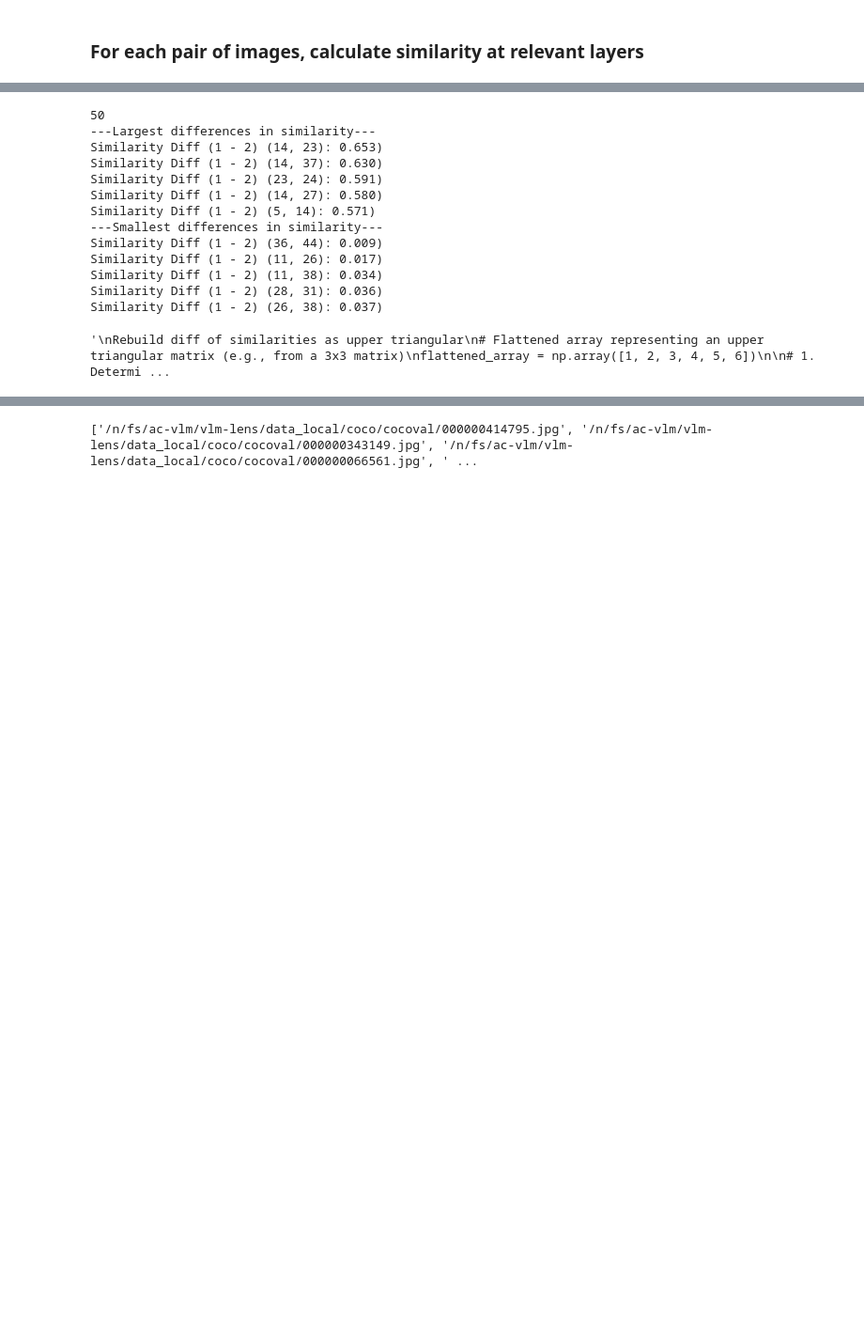
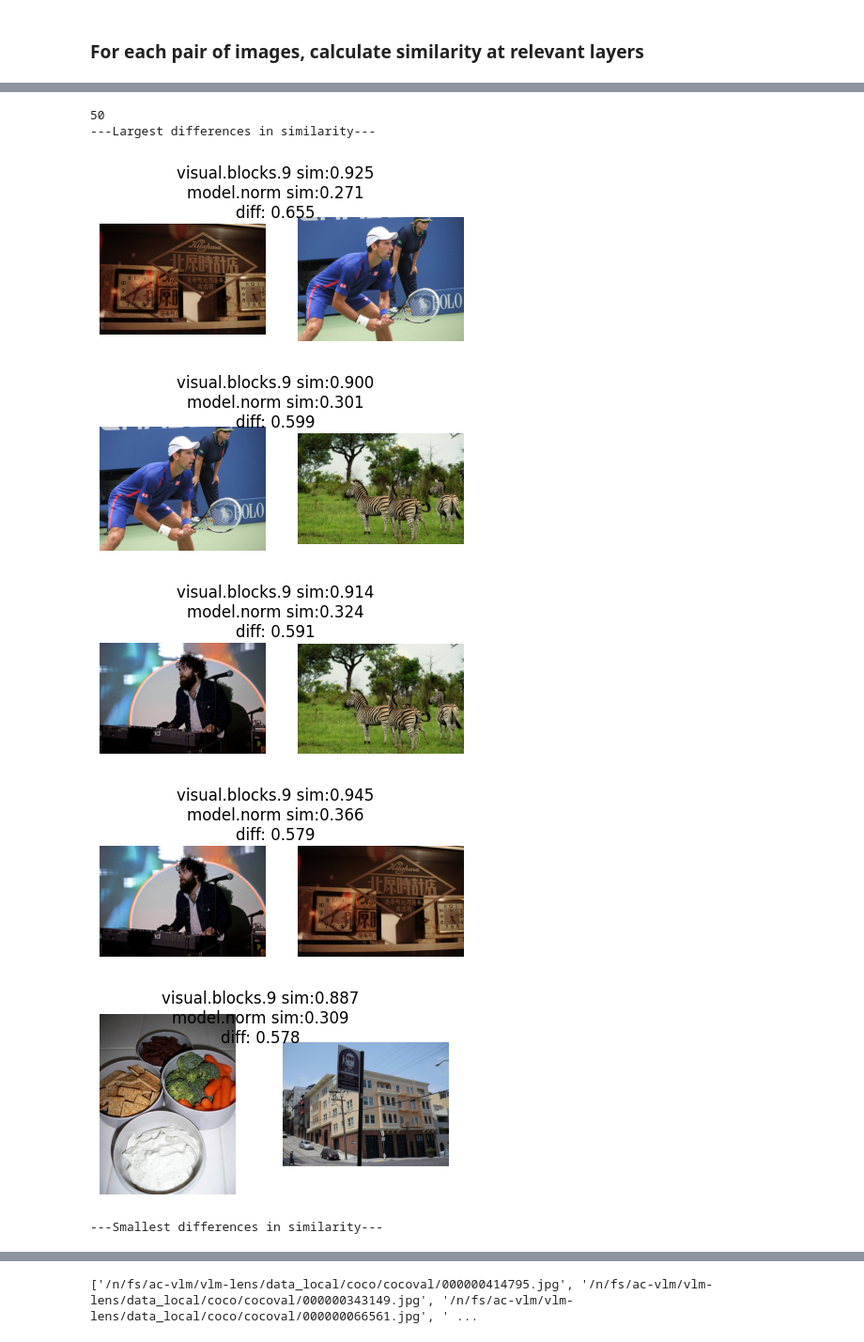
Before and after one commit to allisonchen23/vlm-lens, a Jupyter notebook: notebooks/get_representations.ipynb, the cells around one changed output, grey strips where cells are left out. Shown at 94% size. Cells and saved outputs as stored; diff of their text form; code cells hidden in the pictures; blank space fills up the shorter version.

```diff
--- a/notebooks/get_representations.ipynb
+++ b/notebooks/get_representations.ipynb
@@ -356,7 +387,7 @@ plt.show()
 # %%
 # Visualize samples that are different between visual.merger and model.norm-visual, n_visualize
-layer1 = "visual.merger"
-layer2 = "model.norm-visual"
+layer1 = "visual.blocks.9"
+layer2 = "model.norm"
 n_images = len(model.config.image_paths)
 print(n_images)
 n_visualize = 5
@@ -372,54 +403,63 @@ sim_matrix1 = db_utils.cosine_similarity_numpy(embeddings_dict[layer1], embeddin
 sim_matrix1 = np.triu(sim_matrix1, k=1)
 
 sim_matrix2 = db_utils.cosine_similarity_numpy(embeddings_dict[layer2], embeddings_dict[layer2])
 sim_matrix2 = np.triu(sim_matrix2, k=1)
 
 diff12 = sim_matrix1 - sim_matrix2
 diff_abs = np.abs(diff12)
 
 # Get indices with largest differences
 largest_diff_idxs = np.argsort(diff_abs.flatten())[::-1][:n_visualize]
 largest_diff_row_idxs, largest_diff_col_idxs = np.unravel_index(largest_diff_idxs, diff_abs.shape)
-print("---Largest differences in similarity---")
-for row_idx, col_idx in zip(largest_diff_row_idxs, largest_diff_col_idxs):
-    print("Similarity Diff (1 - 2) ({}, {}): {:.3f})".format(row_idx, col_idx, diff12[row_idx, col_idx]))
+
+
 
 # Make lower triangular matrix (including diagonal) 1's
 lt_indices = np.tril_indices(diff_abs.shape[0], k=0)
 diff_abs[lt_indices] = 2 # Out of bounds for similarity
 smallest_diff_idxs = np.argsort(diff_abs.flatten())[:n_visualize]
 smallest_diff_row_idxs, smallest_diff_col_idxs = np.unravel_index(smallest_diff_idxs, diff_abs.shape)
-print("---Smallest differences in similarity---")
-for row_idx, col_idx in zip(smallest_diff_row_idxs, smallest_diff_col_idxs):
-    print("Similarity Diff (1 - 2) ({}, {}): {:.3f})".format(row_idx, col_idx, diff12[row_idx, col_idx]))
 
 # Make lower triangular matrix (including diagonal) back to 0's
 diff_abs[lt_indices] = 0
 
 # Get list of image paths
-
 cursor.execute("""
     SELECT image_path
     FROM tensors WHERE layer = ?
     """, (layer1,))
+image_paths = cursor.fetchall()
+image_paths = [str(path[0]) for path in image_paths]
 
-image_paths = cursor.fetchall()
-# for result in results:
-#     print(result[0])
-image_paths = [str(path[0]) for path in image_paths]
-print(image_paths)
+# Display images from largest differences
+print("---Largest differences in similarity---")
+for row_idx, col_idx in zip(largest_diff_row_idxs, largest_diff_col_idxs):
+    img1 = utils.read_file(image_paths[row_idx])
+    img2 = utils.read_file(image_paths[col_idx])
+    visualizations.show_image_rows(
+        images=[[img1, img2]],
+        figure_title="{} sim:{:.3f}\n{} sim:{:.3f}\ndiff: {:.3f}".format(
+        layer1, sim_matrix1[row_idx, col_idx],
+        layer2, sim_matrix2[row_idx, col_idx],
+        diff12[row_idx, col_idx]))
+
+# Display images from smallest differences
+print("---Smallest differences in similarity---")
+for row_idx, col_idx in zip(smallest_diff_row_idxs, smallest_diff_col_idxs):
+    img1 = utils.read_file(image_paths[row_idx])
+    img2 = utils.read_file(image_paths[col_idx])
+    visualizations.show_image_rows(
+        images=[[img1, img2]],
+        figure_title="{} sim:{:.3f}\n{} sim:{:.3f}\ndiff: {:.3f}".format(
+        layer1, sim_matrix1[row_idx, col_idx],
+        layer2, sim_matrix2[row_idx, col_idx],
+        diff12[row_idx, col_idx]))
 # %% [output]
 50
 ---Largest differences in similarity---
-Similarity Diff (1 - 2) (14, 23): 0.653)
-Similarity Diff (1 - 2) (14, 37): 0.630)
-Similarity Diff (1 - 2) (23, 24): 0.591)
-Similarity Diff (1 - 2) (14, 27): 0.580)
-Similarity Diff (1 - 2) (5, 14): 0.571)
----Smallest differences in similarity---
-Similarity Diff (1 - 2) (36, 44): 0.009)
-Similarity Diff (1 - 2) (11, 26): 0.017)
-Similarity Diff (1 - 2) (11, 38): 0.034)
-Similarity Diff (1 - 2) (28, 31): 0.036)
-Similarity Diff (1 - 2) (26, 38): 0.037)
+[figure, added]
+[figure, added]
+[figure, added]
+[figure, added]
+[figure, added]
-'\nRebuild diff of similarities as upper triangular\n# Flattened array representing an upper triangular matrix (e.g., from a 3x3 matrix)\nflattened_array = np.array([1, 2, 3, 4, 5, 6])\n\n# 1. Determi ...
+---Smallest differences in similarity---
```
Also changed, not shown: parts of 12 cells of this notebook, 1 other file.
